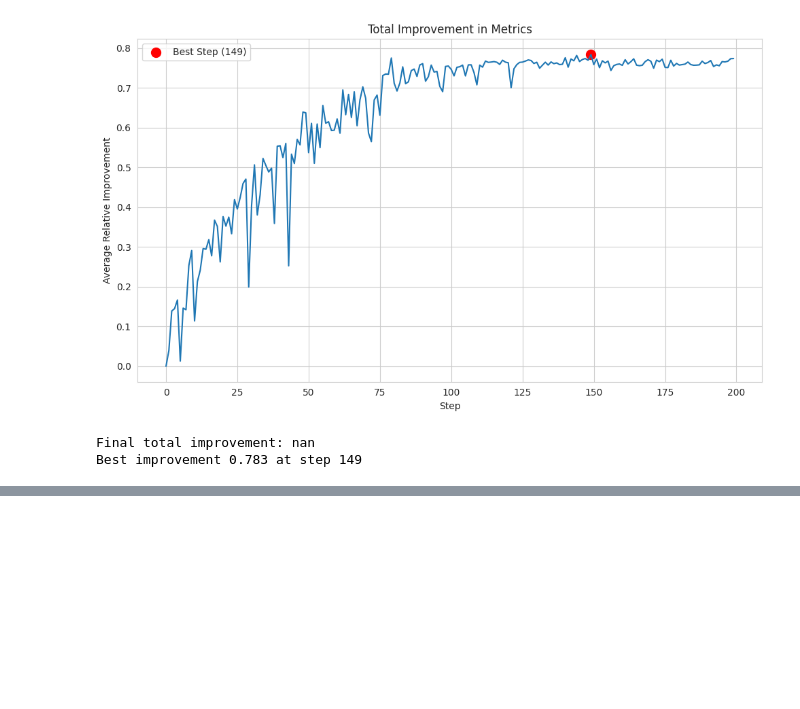
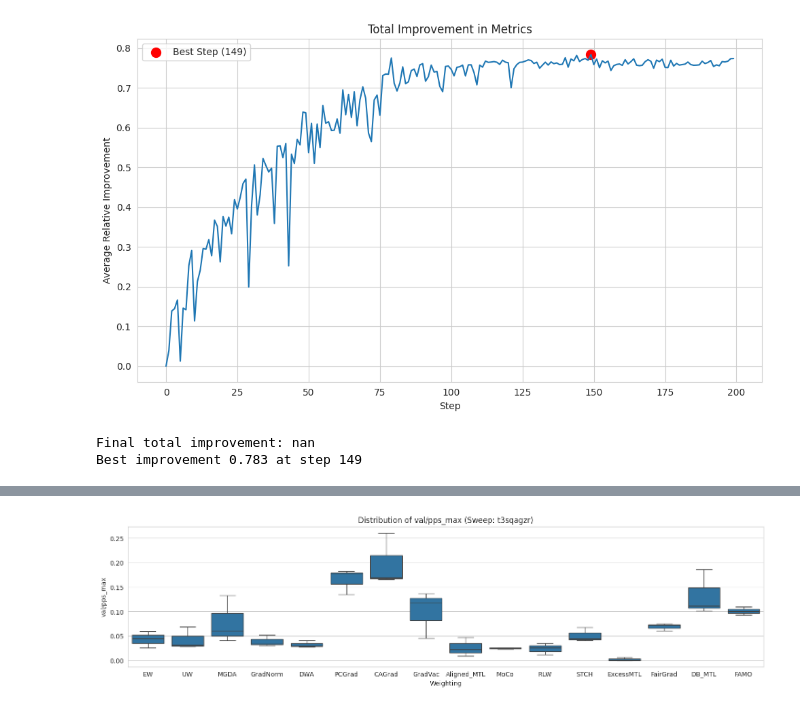
Before and after one commit to blazejba/LibMTL, a Jupyter notebook: examples/tdc/peak_alignment_metric.ipynb, the cells around one changed output, grey strips where cells are left out. Cells and saved outputs as stored; diff of their text form; code cells hidden in the pictures; blank space fills up the shorter version.

```diff
--- a/examples/tdc/peak_alignment_metric.ipynb
+++ b/examples/tdc/peak_alignment_metric.ipynb
@@ -266,0 +309,19 @@ Max step: 198 (epoch 198), Max value: 0.12182818581101204
+# %%
+data = [(weighting, val) for weighting, vals in weighting_dict.items() for val in vals["pps"]]
+weightings, values = zip(*data)
+
+plt.figure(figsize=(18, 4))
+
+# keep_idx = [i for i, w in enumerate(weightings) if w in ['EW', 'CAGrad', 'DB_MTL']]
+# weightings = [weightings[i] for i in keep_idx]
+# values = [values[i] for i in keep_idx]
+
+df = pd.DataFrame({'Weighting': weightings, 'Value': values})
+
+sns.boxplot(data=df, x='Weighting', y='Value')
+plt.xlabel("Weighting")
+plt.ylabel("val/pps_max")
+plt.title(f"Distribution of val/pps_max (Sweep: {sweep_id})")
+plt.show()
+# %% [output]
+[figure, added]
```
Also changed, not shown: parts of 8 cells of this notebook, 2 other files.
